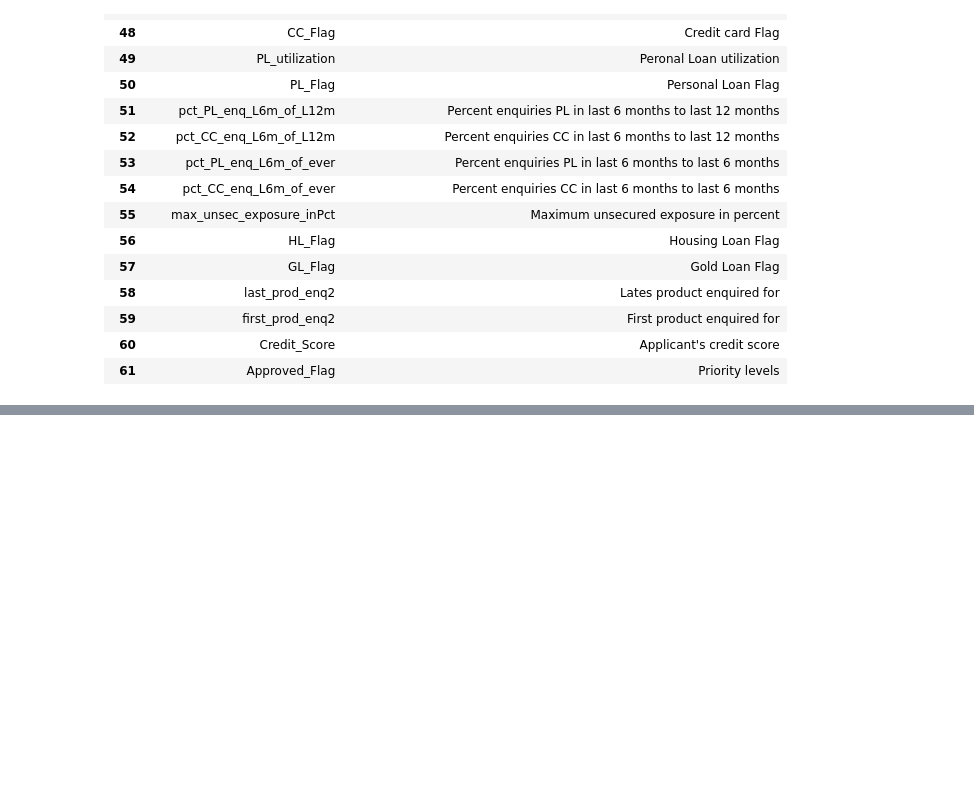
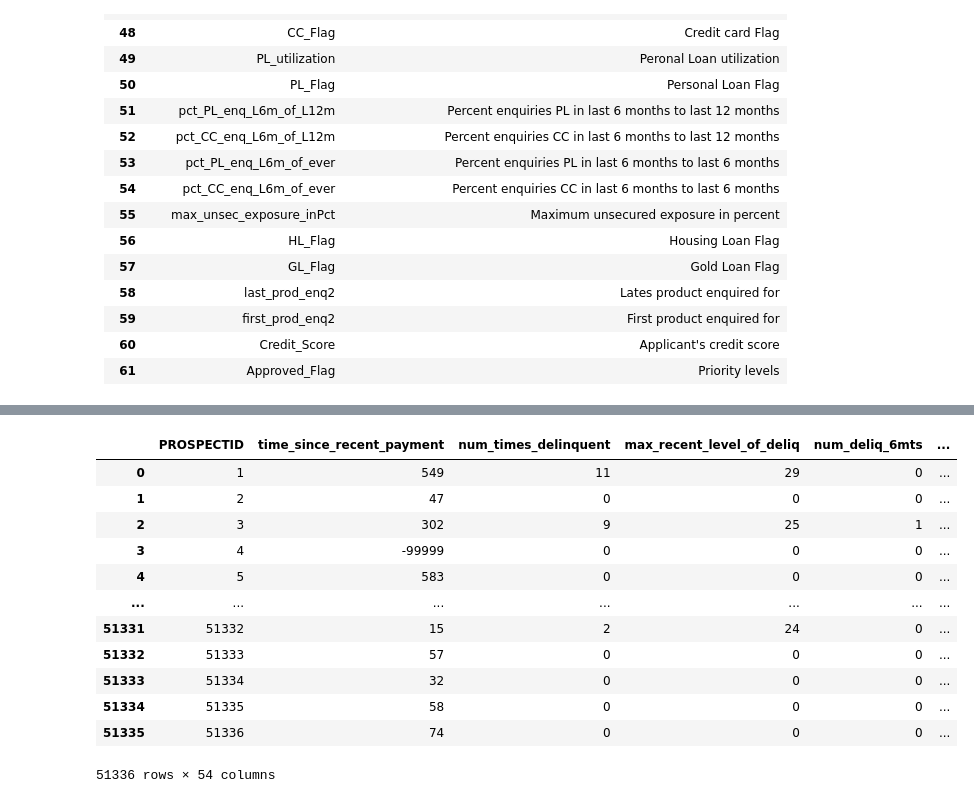
Before and after one commit to Yash-Kavaiya/CampusX-courses, a Jupyter notebook: Credit Risk Modeling using Machine Learning/Credit-risk-session-01-Notes-collection.ipynb, the cells around one changed output, grey strips where cells are left out. Cells and saved outputs as stored; diff of their text form; code cells hidden in the pictures; blank space fills up the shorter version.

```diff
--- a/Credit Risk Modeling using Machine Learning/Credit-risk-session-01-Notes-collection.ipynb
+++ b/Credit Risk Modeling using Machine Learning/Credit-risk-session-01-Notes-collection.ipynb
@@ -619,0 +672,16 @@ Error:
+# %%
+df2
+# %% [output]
+|  | PROSPECTID | time_since_recent_payment | num_times_delinquent | max_recent_level_of_deliq | num_deliq_6mts | ... |
+| 0 | 1 | 549 | 11 | 29 | 0 | ... |
+| 1 | 2 | 47 | 0 | 0 | 0 | ... |
+| 2 | 3 | 302 | 9 | 25 | 1 | ... |
+| 3 | 4 | -99999 | 0 | 0 | 0 | ... |
+| 4 | 5 | 583 | 0 | 0 | 0 | ... |
+| ... | ... | ... | ... | ... | ... | ... |
+| 51331 | 51332 | 15 | 2 | 24 | 0 | ... |
+| 51332 | 51333 | 57 | 0 | 0 | 0 | ... |
+| 51333 | 51334 | 32 | 0 | 0 | 0 | ... |
+| 51334 | 51335 | 58 | 0 | 0 | 0 | ... |
+| 51335 | 51336 | 74 | 0 | 0 | 0 | ... |
+51336 rows × 54 columns
```
Also changed, not shown: parts of 24 cells of this notebook.
